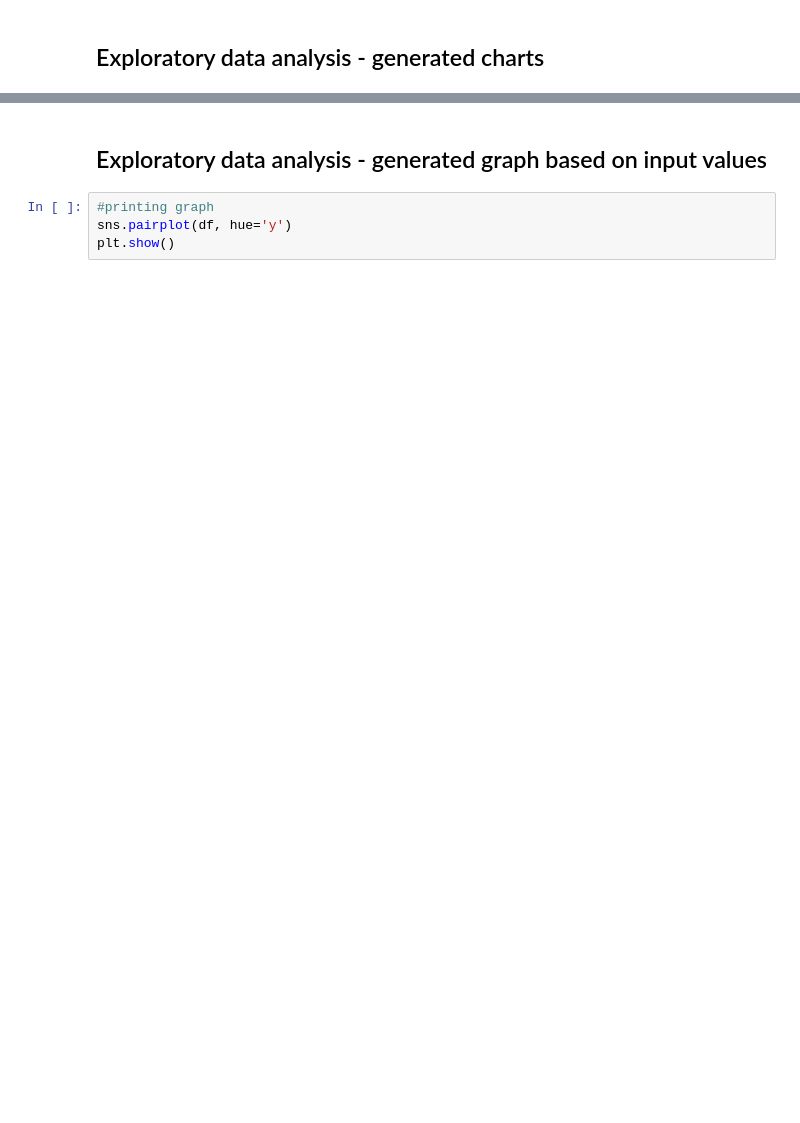
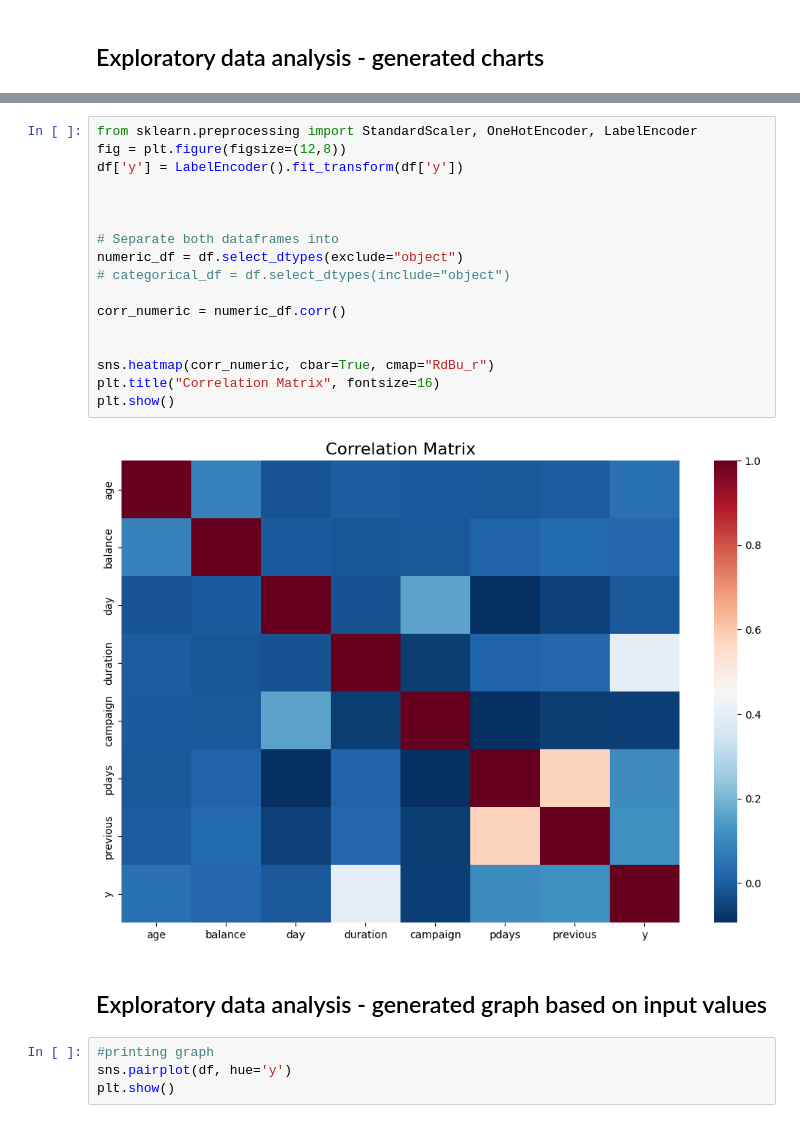
Before and after one commit to ZasaQ/A-neural-model-of-a-banking-customer, a Jupyter notebook: KrzywdaKubowicz.ipynb, the cells around one changed output, grey strips where cells are left out. Drawn from its saved outputs; the diff is of its cells as text; blank space fills up the shorter version.

```diff
--- a/KrzywdaKubowicz.ipynb
+++ b/KrzywdaKubowicz.ipynb
@@ -86,3 +124,22 @@ for name in column_names:
+# %%
+from sklearn.preprocessing import StandardScaler, OneHotEncoder, LabelEncoder
+fig = plt.figure(figsize=(12,8))
+df['y'] = LabelEncoder().fit_transform(df['y'])
+
+
+
+# Separate both dataframes into
+numeric_df = df.select_dtypes(exclude="object")
+# categorical_df = df.select_dtypes(include="object")
+
+corr_numeric = numeric_df.corr()
+
+
+sns.heatmap(corr_numeric, cbar=True, cmap="RdBu_r")
+plt.title("Correlation Matrix", fontsize=16)
+plt.show()
+# %% [output]
+[figure, added]
 # %% [markdown]
 ## Exploratory data analysis - generated graph based on input values
 # %%
```
Also changed, not shown: parts of 9 cells of this notebook.
